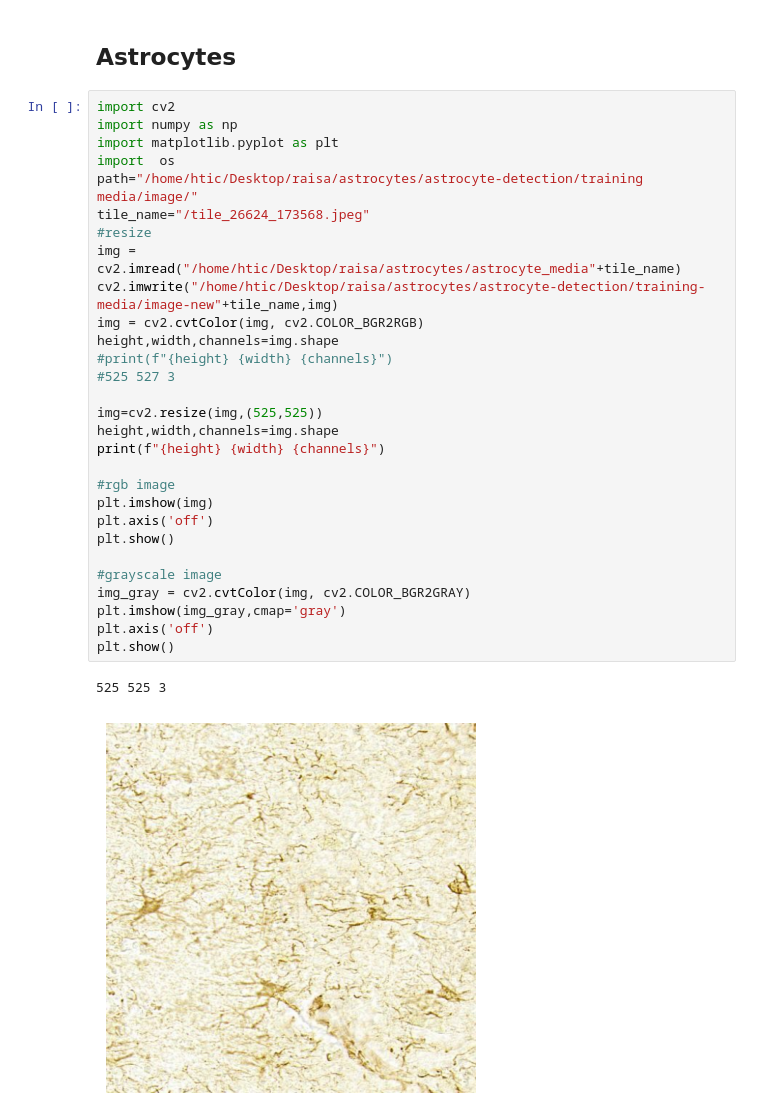
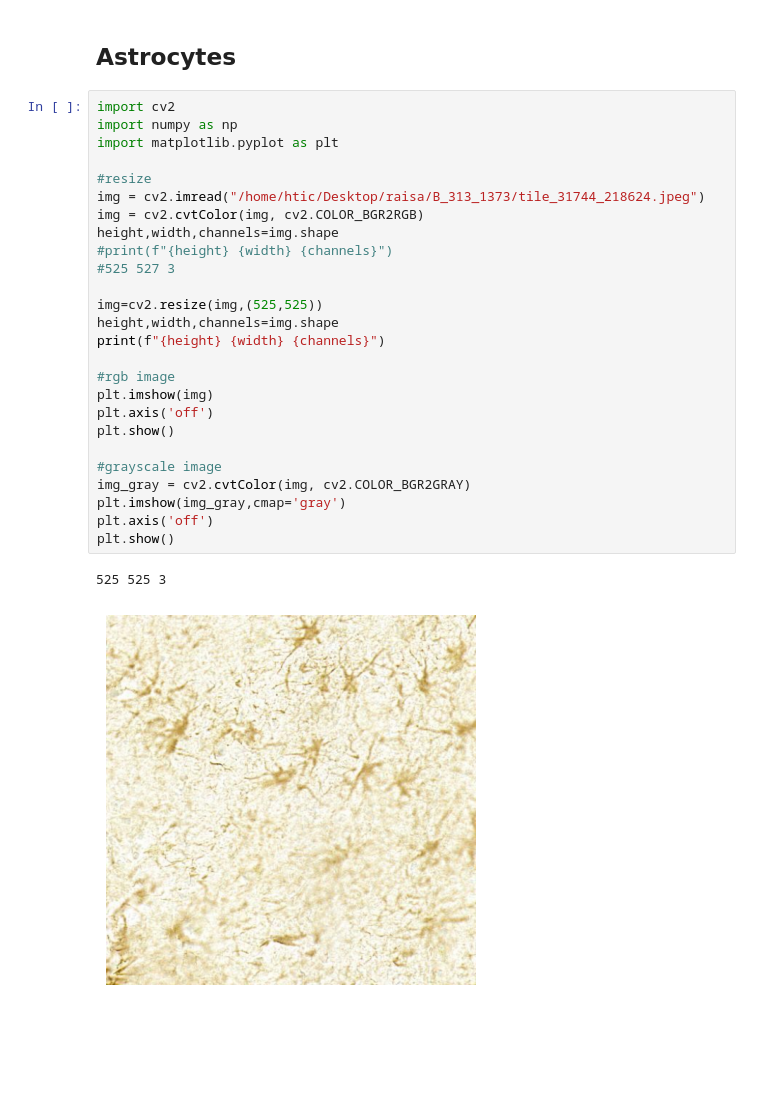
Before and after one commit to raisaaajose/astrocyte-detection, a Jupyter notebook: rule-based/astrocytes.ipynb, the cells around one changed output. Cells and saved outputs as stored; diff of their text form; blank space fills up the shorter version.

```diff
--- a/rule-based/astrocytes.ipynb
+++ b/rule-based/astrocytes.ipynb
@@ -3,32 +3,29 @@
 # %%
 import cv2
 import numpy as np
 import matplotlib.pyplot as plt
-import  os
-path="/home/htic/Desktop/raisa/astrocytes/astrocyte-detection/training media/image/"
-tile_name="/tile_26624_173568.jpeg"
+
 #resize
-img = cv2.imread("/home/htic/Desktop/raisa/astrocytes/astrocyte_media"+tile_name)
-cv2.imwrite("/home/htic/Desktop/raisa/astrocytes/astrocyte-detection/training-media/image-new"+tile_name,img)
+img = cv2.imread("/home/htic/Desktop/raisa/B_313_1373/tile_31744_218624.jpeg")
 img = cv2.cvtColor(img, cv2.COLOR_BGR2RGB)
 height,width,channels=img.shape
 #print(f"{height} {width} {channels}")
 #525 527 3
 
 img=cv2.resize(img,(525,525))
 height,width,channels=img.shape
 print(f"{height} {width} {channels}")
 
 #rgb image
 plt.imshow(img)
 plt.axis('off')
 plt.show()
 
 #grayscale image
 img_gray = cv2.cvtColor(img, cv2.COLOR_BGR2GRAY)
 plt.imshow(img_gray,cmap='gray')
 plt.axis('off')
 plt.show()
 # %% [output]
 525 525 3
-[figure, old version]
+[figure, new version]
```
Also changed, not shown: parts of 11 cells of this notebook.
